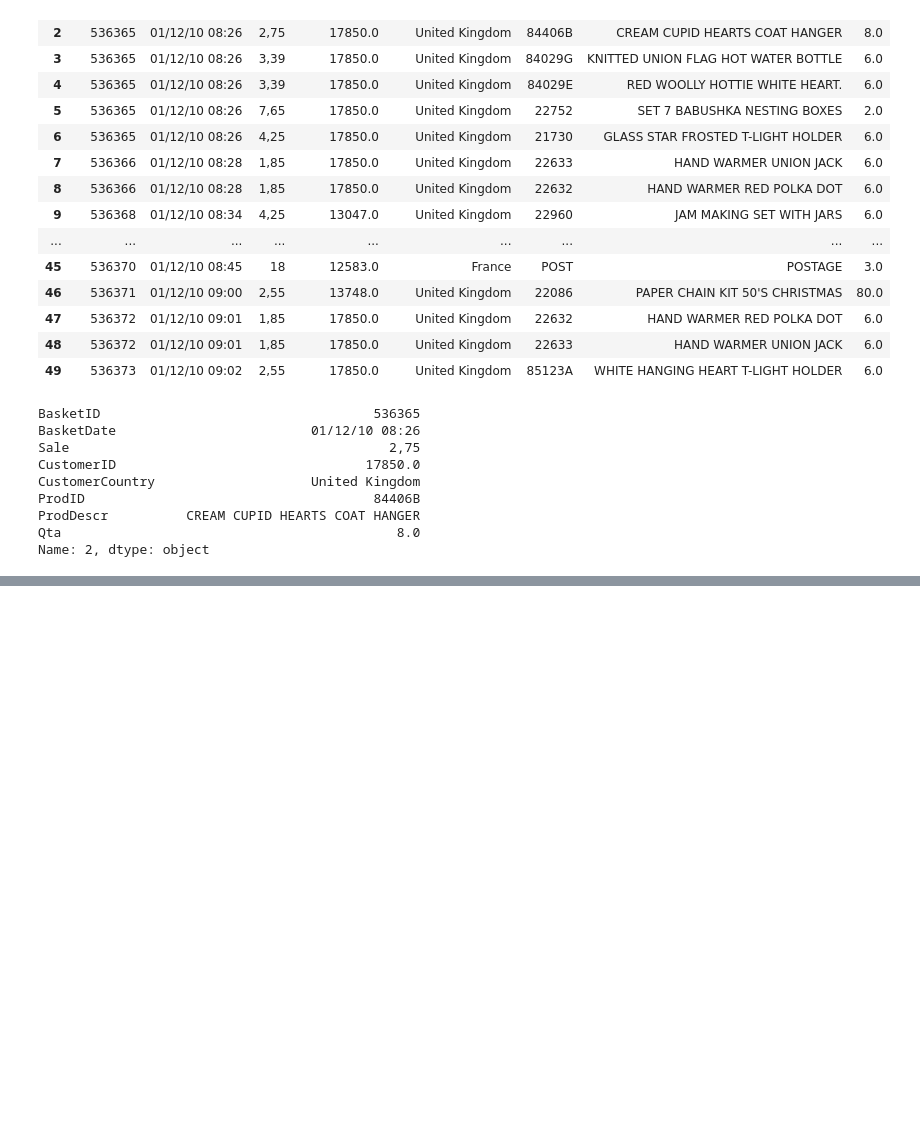
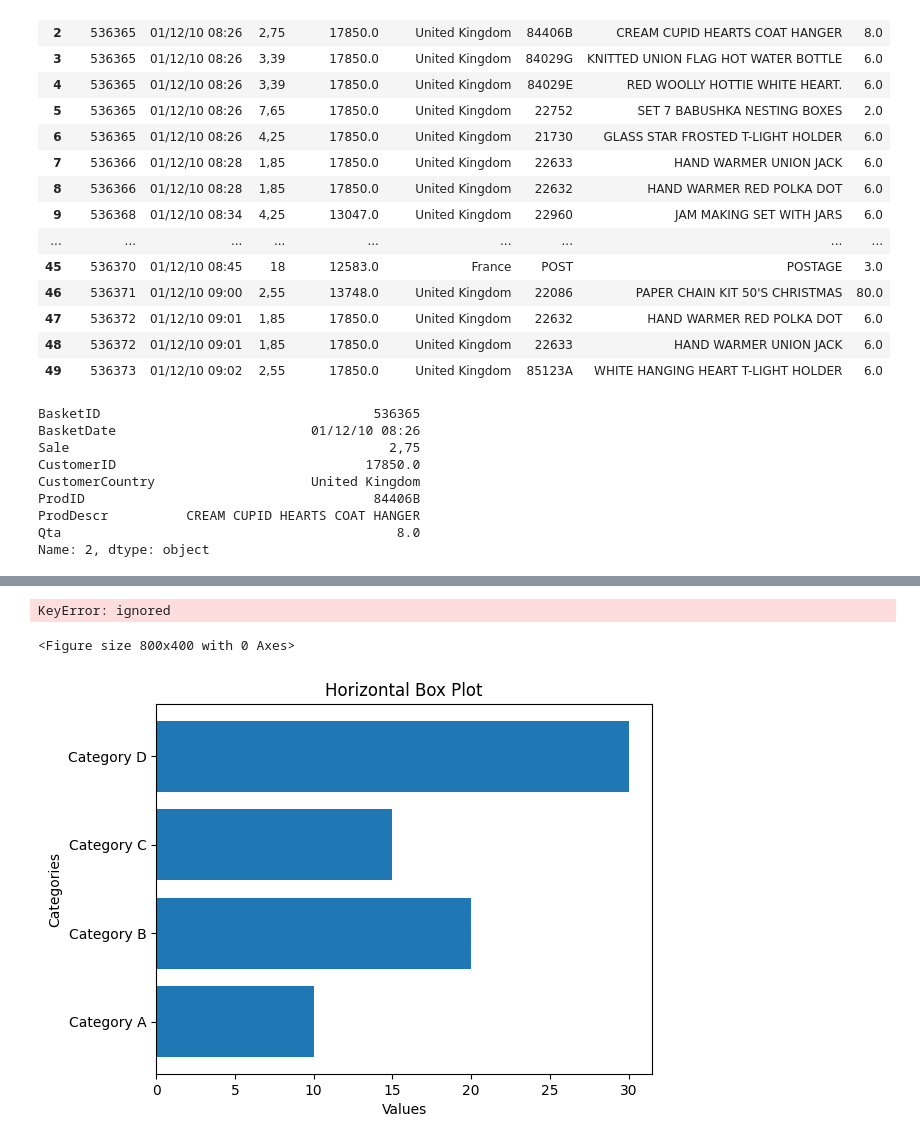
Before and after one commit to Sushant6862/Jeremy-Howard-Squadron-, a Jupyter notebook: Capstone_Project_2.ipynb, the cells around one changed output, grey strips where cells are left out. Saved outputs shown, nothing was run; the diff lists cells and outputs as text; code cells hidden in the pictures; blank space fills up the shorter version.

```diff
--- a/Capstone_Project_2.ipynb
+++ b/Capstone_Project_2.ipynb
@@ -113,0 +213,26 @@ AttributeError: ignored
+# %%
+plt.figure(figsize=(8,4))
+plt.hist(df['BasketID','ProductID'], bins=20, color='pink',edgecolor='red')
+plt.title('Sale Distribution')
+plt.xlabel('BasketID')
+plt.ylabel('ProductID')
+plt.show()
+# %% [output]
+KeyError: ignored
+<Figure size 800x400 with 0 Axes>
+# %%
+import matplotlib.pyplot as plt
+
+# Sample data
+categories = ['Category A', 'Category B', 'Category C', 'Category D']
+values = [10, 20, 15, 30]
+
+# Create a horizontal bar plot
+plt.barh(categories, values)
+
+plt.xlabel('Values')
+plt.ylabel('Categories')
+plt.title('Horizontal Box Plot')
+plt.show()
+# %% [output]
+[figure, added]
```
Also changed, not shown: parts of 11 cells of this notebook.
